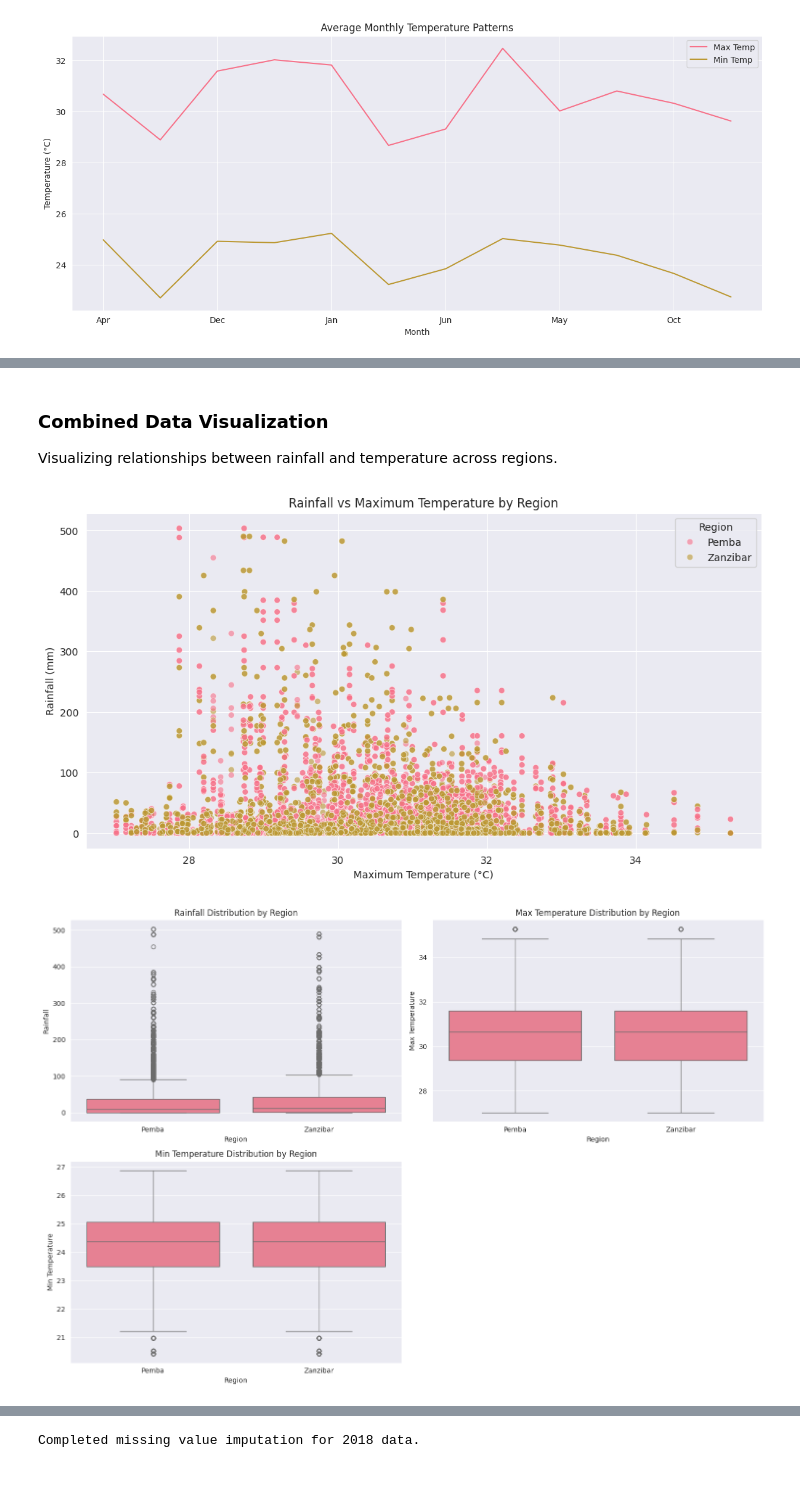
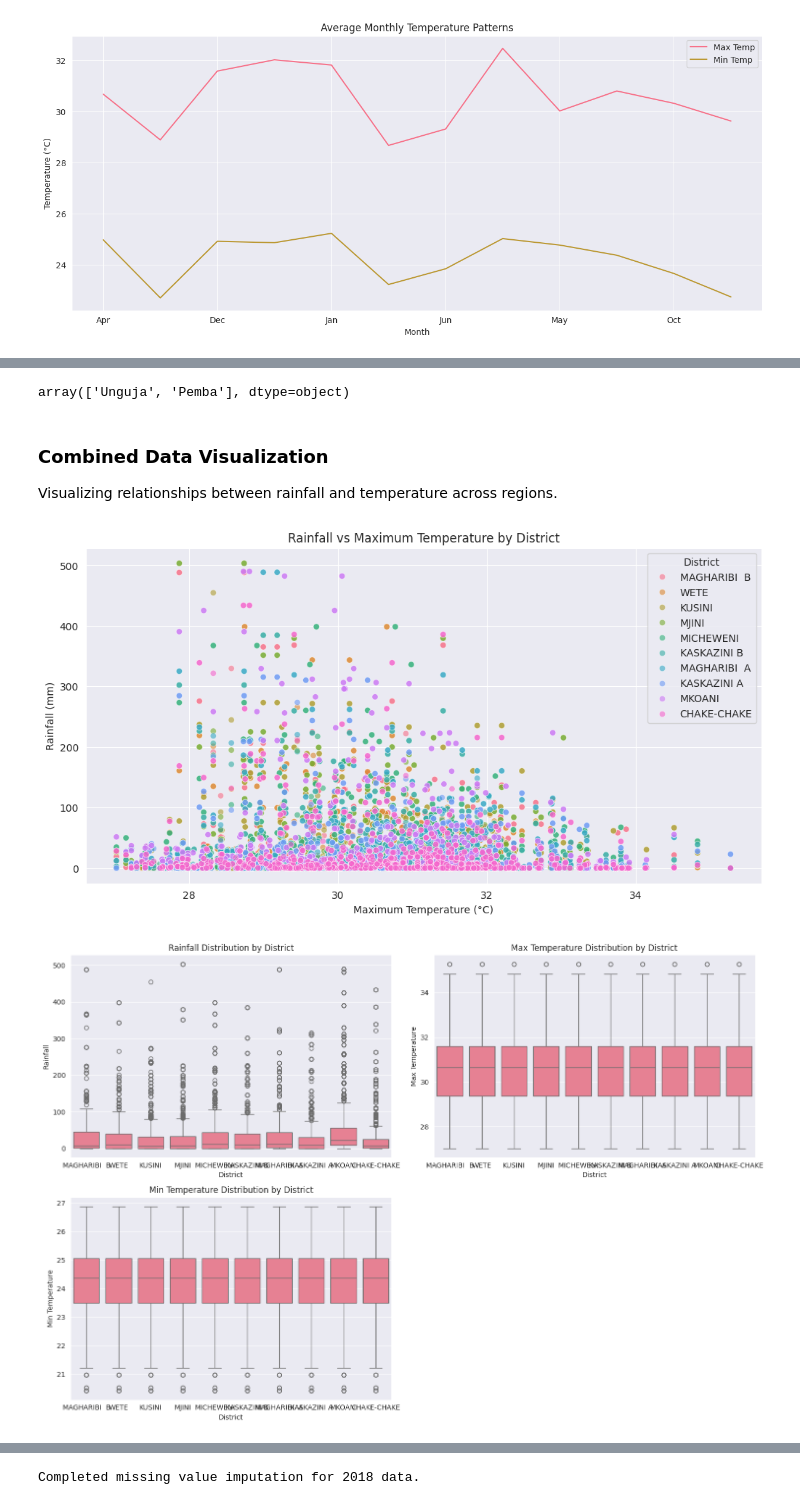
Before and after one commit to tarxemo/MalariaOutbreak, a Jupyter notebook: notebooks/final.ipynb, the cells around one changed output, grey strips where cells are left out. Saved outputs shown, nothing was run; the diff lists cells and outputs as text; code cells hidden in the pictures; blank space fills up the shorter version.

```diff
--- a/notebooks/final.ipynb
+++ b/notebooks/final.ipynb
@@ -302,22 +495,22 @@ combined_min_temp_df["Region"] = combined_min_temp_df["Station"]
 combined_min_temp_df.drop(["Station", "District"], axis=1, inplace=True)
 
 # Define region mapping
-ZANZIBAR_DISTRICTS = ['WETE', 'MICHEWENI', 'CHAKE-CHAKE', 'MKOANI']
-PEMBA_DISTRICTS = ['MAGHARIBI  B', 'KUSINI', 'MJINI', 'KASKAZINI B', 'MAGHARIBI  A', 'KASKAZINI A']
+PEMBA_DISTRICTS = ['WETE', 'MICHEWENI', 'CHAKE-CHAKE', 'MKOANI']
+UNGUJA_DISTRICTS = ['MAGHARIBI  B', 'KUSINI', 'MJINI', 'KASKAZINI B', 'MAGHARIBI  A', 'KASKAZINI A', 'KATI']
 
-def map_to_region(district):
+def map_to_island(district):
     """Maps district name to broader region (Zanzibar/Pemba)."""
     if pd.isna(district):
         return 'Unknown'
     district_upper = district.upper()
-    if district_upper in [d.upper() for d in ZANZIBAR_DISTRICTS]:
-        return 'Zanzibar'
+    if district_upper in [d.upper() for d in UNGUJA_DISTRICTS]:
+        return 'Unguja'
     elif district_upper in [d.upper() for d in PEMBA_DISTRICTS]:
         return 'Pemba'
     return 'Unknown'
 
 # Apply region mapping to rainfall data
-combined_rainfall_df['Region'] = combined_rainfall_df['District'].apply(map_to_region)
+combined_rainfall_df['Island'] = combined_rainfall_df['District'].apply(map_to_island)
 
 # Merge temperature data
 temperature_combined_df = pd.merge(
@@ -371,3 +564,7 @@ memory usage: 866.4+ KB
+# %%
+climate_combined_df['Island'].unique()
+# %% [output]
+array(['Unguja', 'Pemba'], dtype=object)
 # %% [markdown]
 ### Combined Data Visualization
 
@@ -375,40 +572,40 @@ Visualizing relationships between rainfall and temperature across regions.
 # %%
 
 # Scatter plot of rainfall vs temperature
 plt.figure(figsize=(12, 6))
 sns.scatterplot(
     x='Max Temperature',
     y='Rainfall',
-    hue='Region',
+    hue='District',
     data=climate_combined_df,
     alpha=0.6
 )
-plt.title('Rainfall vs Maximum Temperature by Region')
+plt.title('Rainfall vs Maximum Temperature by District')
 plt.xlabel('Maximum Temperature (°C)')
 plt.ylabel('Rainfall (mm)')
 plt.show()
 
 # Regional climate patterns
 plt.figure(figsize=(15, 10))
 
 # Rainfall by region
 plt.subplot(2, 2, 1)
-sns.boxplot(x='Region', y='Rainfall', data=climate_combined_df)
-plt.title('Rainfall Distribution by Region')
+sns.boxplot(x='District', y='Rainfall', data=climate_combined_df)
+plt.title('Rainfall Distribution by District')
 
 # Max temp by region
 plt.subplot(2, 2, 2)
-sns.boxplot(x='Region', y='Max Temperature', data=climate_combined_df)
-plt.title('Max Temperature Distribution by Region')
+sns.boxplot(x='District', y='Max Temperature', data=climate_combined_df)
+plt.title('Max Temperature Distribution by District')
 
 # Min temp by region
 plt.subplot(2, 2, 3)
-sns.boxplot(x='Region', y='Min Temperature', data=climate_combined_df)
-plt.title('Min Temperature Distribution by Region')
+sns.boxplot(x='District', y='Min Temperature', data=climate_combined_df)
+plt.title('Min Temperature Distribution by District')
 
 plt.tight_layout()
 plt.show()
 # %% [output]
-[figure, old version]
+[figure, new version]
-[figure, old version]
+[figure, new version]
 # %% [markdown]
```
Also changed, not shown: parts of 93 cells of this notebook, 22 other files.
